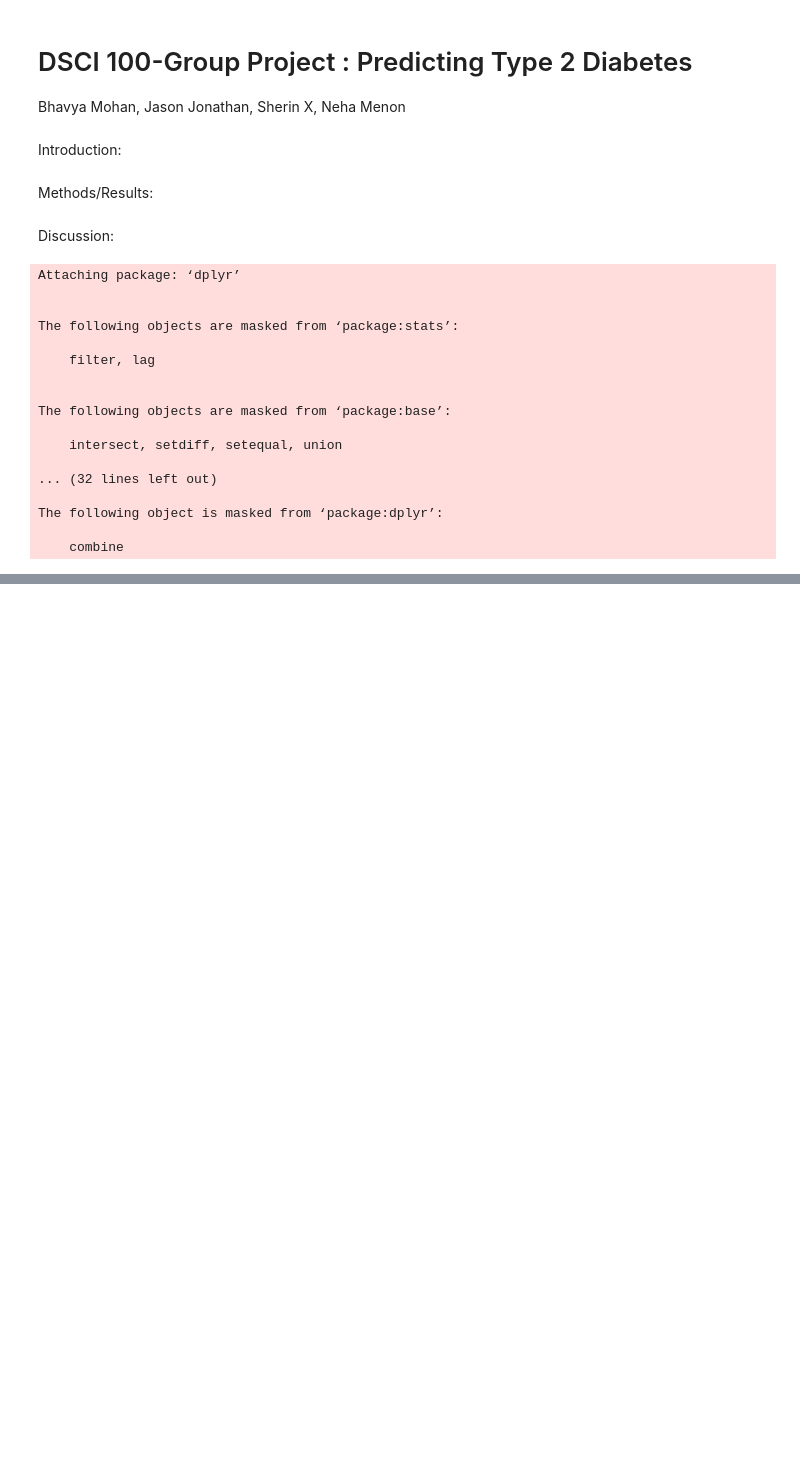
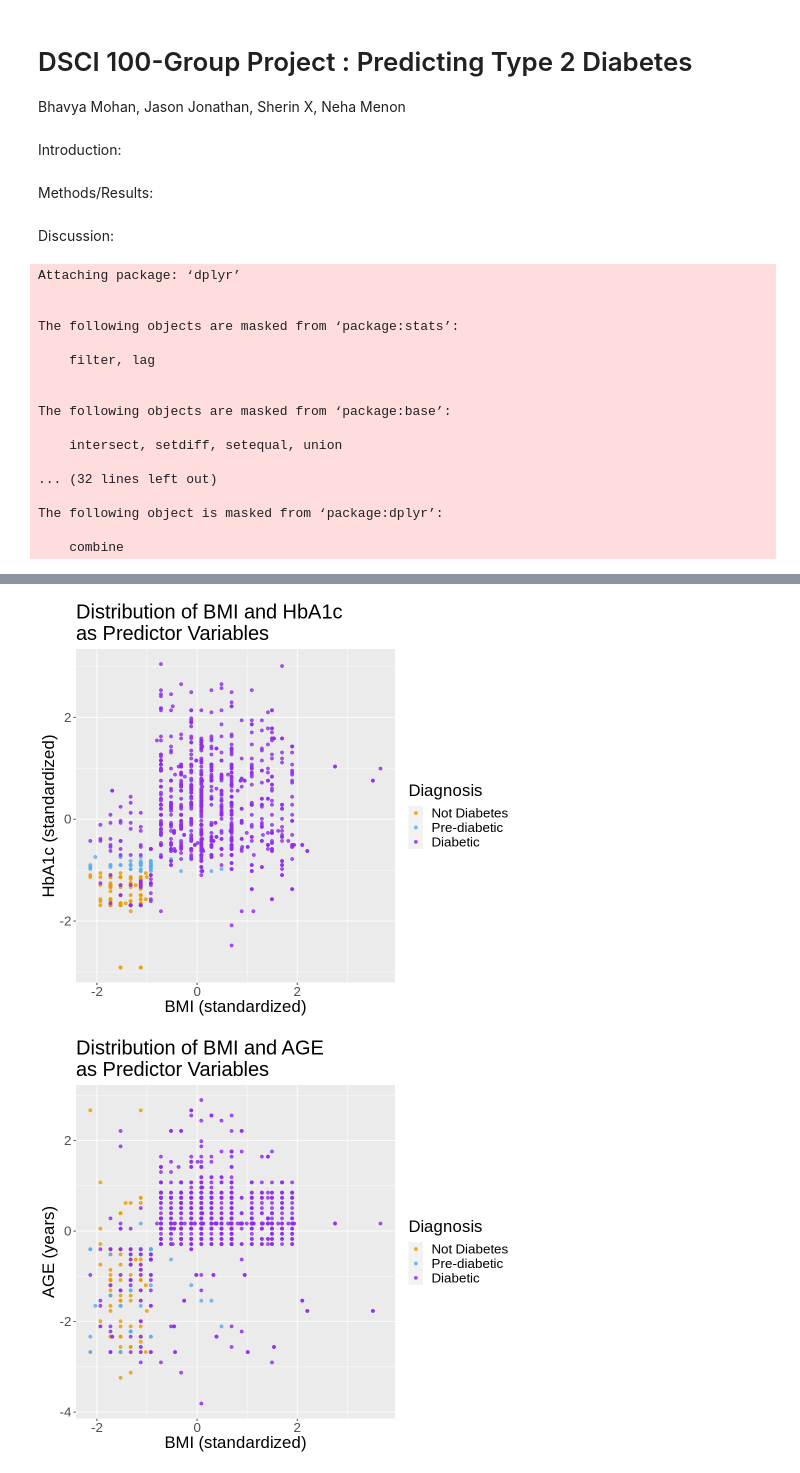
Before and after one commit to sherinay23/group-project-report, a Jupyter notebook: group project report_V1.ipynb, the cells around one changed output, grey strips where cells are left out. Saved outputs shown, nothing was run; the diff lists cells and outputs as text; code cells hidden in the pictures; blank space fills up the shorter version.

```diff
--- a/group project report_V1.ipynb
+++ b/group project report_V1.ipynb
@@ -40,10 +40,11 @@ The following object is masked from ‘package:dplyr’:
 ## CLASS refers to diabetes where n is no diabetes, y is diabetic, and p is poteintially diabetic
 
 url <- "https://raw.githubusercontent.com/jasonj17/DSCI100Project/main/Dataset%20of%20Diabetes%20.csv"
-data <- read_csv(url)|>
-    mutate(CLASS = as_factor(CLASS))
+diabetes <- read_csv(url)|>
+                mutate(CLASS = as_factor(CLASS))
 
-### Data is already in Tidy Format
+diabetes # calling the dataset for viewing
+### Data is already in Tidy Format but is unscaled
 # %% [output]
 Rows: 1000 Columns: 14
 ── Column specification ────────────────────────────────────────────────────────
@@ -62,0 +110,12 @@ data_test <- testing(data_split)
+# %%
+### Scaling the data
+uc_recipe <- recipe(CLASS ~ AGE + Urea + Cr + HbA1c + Chol + TG + HDL + LDL + VLDL + BMI, data = diabetes)
+
+uc_recipe <- uc_recipe |>
+  step_scale(all_predictors()) |>
+  step_center(all_predictors()) |>
+  prep()
+uc_recipe
+
+scaled_diabetes <- bake(uc_recipe, diabetes)
+scaled_diabetes
@@ -62,0 +156,54 @@ data_test <- testing(data_split)
+# %%
+# Initial Graphs of different correlations----
+
+options(repr.plot.width = 8, repr.plot.height = 7)
+
+graph1 <- scaled_diabetes |>
+    ggplot(aes(x = BMI, y = HbA1c, color = CLASS)) +
+    geom_point(alpha = 0.8) +
+    labs(x = "BMI (standardized)", y = "HbA1c (standardized)", color = "Diagnosis") +
+    scale_color_manual(labels = c("Not Diabetes", "Pre-diabetic", "Diabetic"), values = c("orange2", "steelblue2", 'purple2')) +
+    theme(text = element_text(size = 20)) +
+    ggtitle('Distribution of BMI and HbA1c \nas Predictor Variables')
+
+graph2 <- scaled_diabetes |>
+    ggplot(aes(x = BMI, y = AGE, color = CLASS)) +
+    geom_point(alpha = 0.8) +
+    labs(x = "BMI (standardized)", y = "AGE (years)", color = "Diagnosis") +
+    scale_color_manual(labels = c("Not Diabetes", "Pre-diabetic", "Diabetic"), values = c("orange2", "steelblue2", 'purple2')) +
+    theme(text = element_text(size = 20)) +
+    ggtitle('Distribution of BMI and AGE \nas Predictor Variables')
+
+graph3 <- scaled_diabetes |>
+    ggplot(aes(x = HDL, y = AGE, color = CLASS)) +
+    geom_point(alpha = 0.8) +
+    labs(x = "High Density Lipo-Protein (standardized)", y = "AGE (years)", color = "Diagnosis") +
+    scale_color_manual(labels = c("Not Diabetes", "Pre-diabetic", "Diabetic"), values = c("orange2", "steelblue2", 'purple2')) +
+    theme(text = element_text(size = 20)) +
+    ggtitle('Distribution of HDL and AGE \nas Predictor Variables')
+
+graph4 <- scaled_diabetes |>
+    ggplot(aes(x = Chol, y = Urea, color = CLASS)) +
+    geom_point(alpha = 0.8) +
+    labs(x = "Crolesterol (standardized)", y = "Urea (years)", color = "Diagnosis") +
+    scale_color_manual(labels = c("Not Diabetes", "Pre-diabetic", "Diabetic"), values = c("orange2", "steelblue2", 'purple2')) +
+    theme(text = element_text(size = 20)) +
+    ggtitle('Distribution of Cholesteral Levels and Urea content \nas Predictor Variables')
+
+graph5 <- scaled_diabetes |>
+    ggplot(aes(x = AGE, y = Cr, color = CLASS)) +
+    geom_point(alpha = 0.8) +
+    labs(x = "Age (standardized)", y = "Creatine (years)", color = "Diagnosis") +
+    scale_color_manual(labels = c("Not Diabetes", "Pre-diabetic", "Diabetic"), values = c("orange2", "steelblue2", 'purple2')) +
+    theme(text = element_text(size = 20)) +
+    ggtitle('Distribution of Age and Creatine levels \nas Predictor Variables')
+
+
+graph1
+graph2
+graph3
+graph4
+graph5
+# %% [output]
+[figure, added]
+[figure, added]
```
Also changed, not shown: parts of 24 cells of this notebook.
